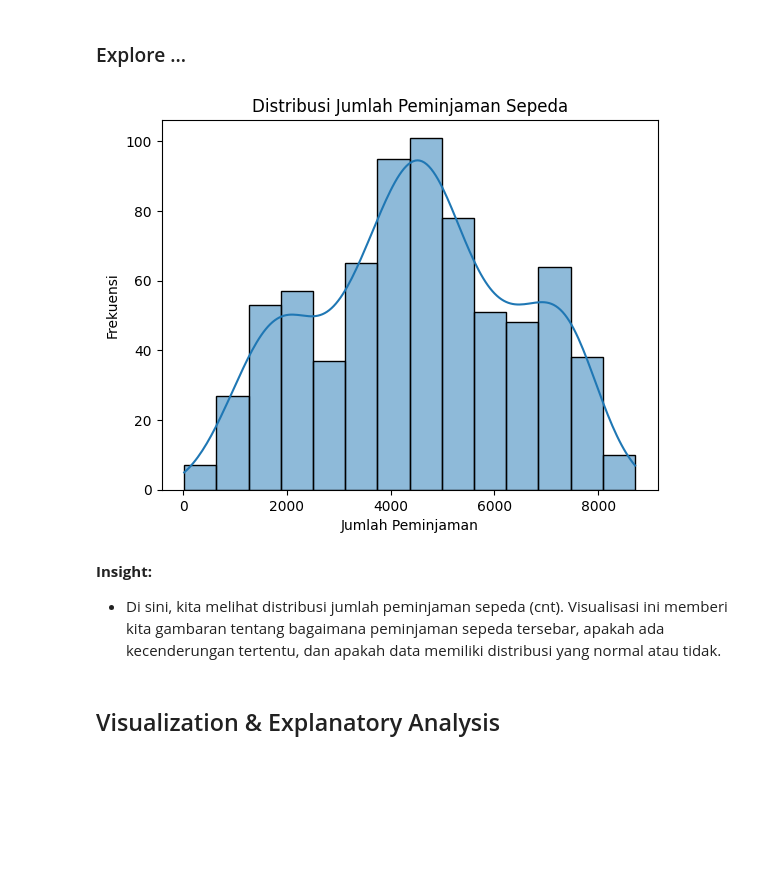
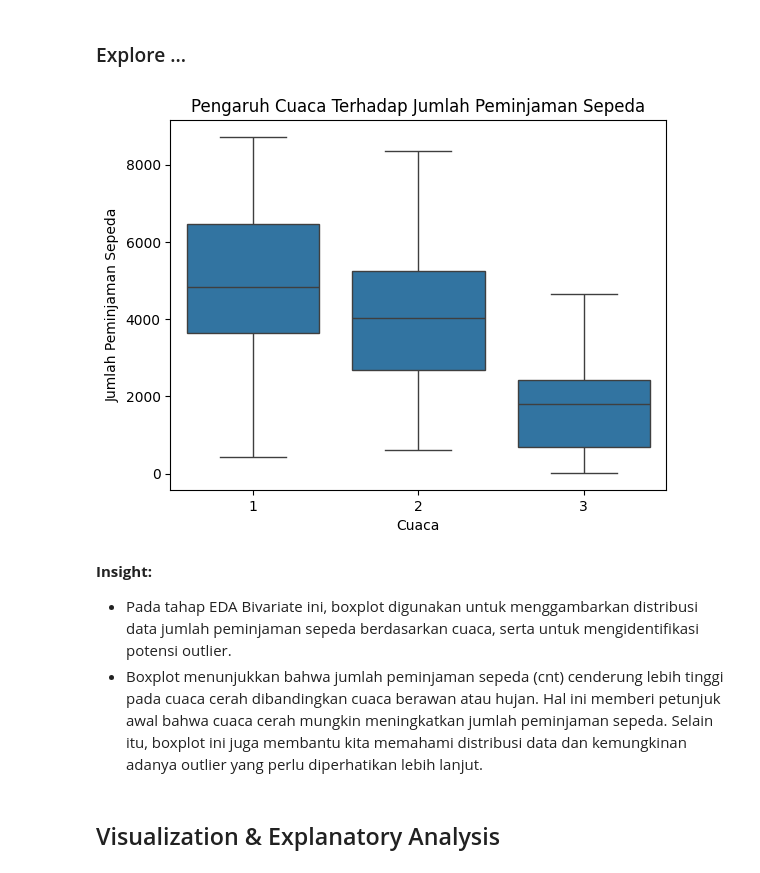
Before and after one commit to AfifHamzah17/submissionBADP-afifhamzah, a Jupyter notebook: notebook.ipynb, the cells around one changed output. Cells and saved outputs as stored; diff of their text form; code cells hidden in the pictures; blank space fills up the shorter version.

```diff
--- a/notebook.ipynb
+++ b/notebook.ipynb
@@ -87,12 +89,9 @@ memory usage: 91.5+ KB
 # %% [markdown]
 ### Cleaning Data
 # %%
-# Memeriksa missing values
-df.isnull().sum()
-
-# Mengisi missing values hanya pada kolom numerik dengan rata-rata
+# Mengisi missing values pada kolom numerik dengan rata-rata
 numeric_cols = df.select_dtypes(include=[np.number]).columns
 df[numeric_cols] = df[numeric_cols].fillna(df[numeric_cols].mean())
 
-# Memeriksa kembali setelah perbaikan
-df.isnull().sum()
+# Menghapus data duplikat
+df.drop_duplicates(inplace=True)
@@ -123,17 +105,18 @@ dtype: int64
 # %% [markdown]
 ### Explore ...
 # %%
-# Distribusi jumlah peminjaman sepeda
-sns.histplot(df['cnt'], kde=True)
-plt.title('Distribusi Jumlah Peminjaman Sepeda')
-plt.xlabel('Jumlah Peminjaman')
-plt.ylabel('Frekuensi')
+# Visualisasi boxplot untuk pengaruh cuaca terhadap jumlah peminjaman sepeda
+sns.boxplot(x='weathersit', y='cnt', data=df)
+plt.title('Pengaruh Cuaca Terhadap Jumlah Peminjaman Sepeda')
+plt.xlabel('Cuaca')
+plt.ylabel('Jumlah Peminjaman Sepeda')
 plt.show()
 # %% [output]
-[figure, old version]
+[figure, new version]
-# %% [markdown]
-**Insight:**
-- Di sini, kita melihat distribusi jumlah peminjaman sepeda (cnt). Visualisasi ini memberi kita gambaran tentang bagaimana peminjaman sepeda tersebar, apakah ada kecenderungan tertentu, dan apakah data memiliki distribusi yang normal atau tidak.
+# %% [markdown]
+**Insight:**
+- Pada tahap EDA Bivariate ini, boxplot digunakan untuk menggambarkan distribusi data jumlah peminjaman sepeda berdasarkan cuaca, serta untuk mengidentifikasi potensi outlier.
+- Boxplot menunjukkan bahwa jumlah peminjaman sepeda (cnt) cenderung lebih tinggi pada cuaca cerah dibandingkan cuaca berawan atau hujan. Hal ini memberi petunjuk awal bahwa cuaca cerah mungkin meningkatkan jumlah peminjaman sepeda. Selain itu, boxplot ini juga membantu kita memahami distribusi data dan kemungkinan adanya outlier yang perlu diperhatikan lebih lanjut.
 # %% [markdown]
 ## Visualization & Explanatory Analysis
 # %% [markdown]
```
Also changed, not shown: parts of 15 cells of this notebook, 1 other file.
